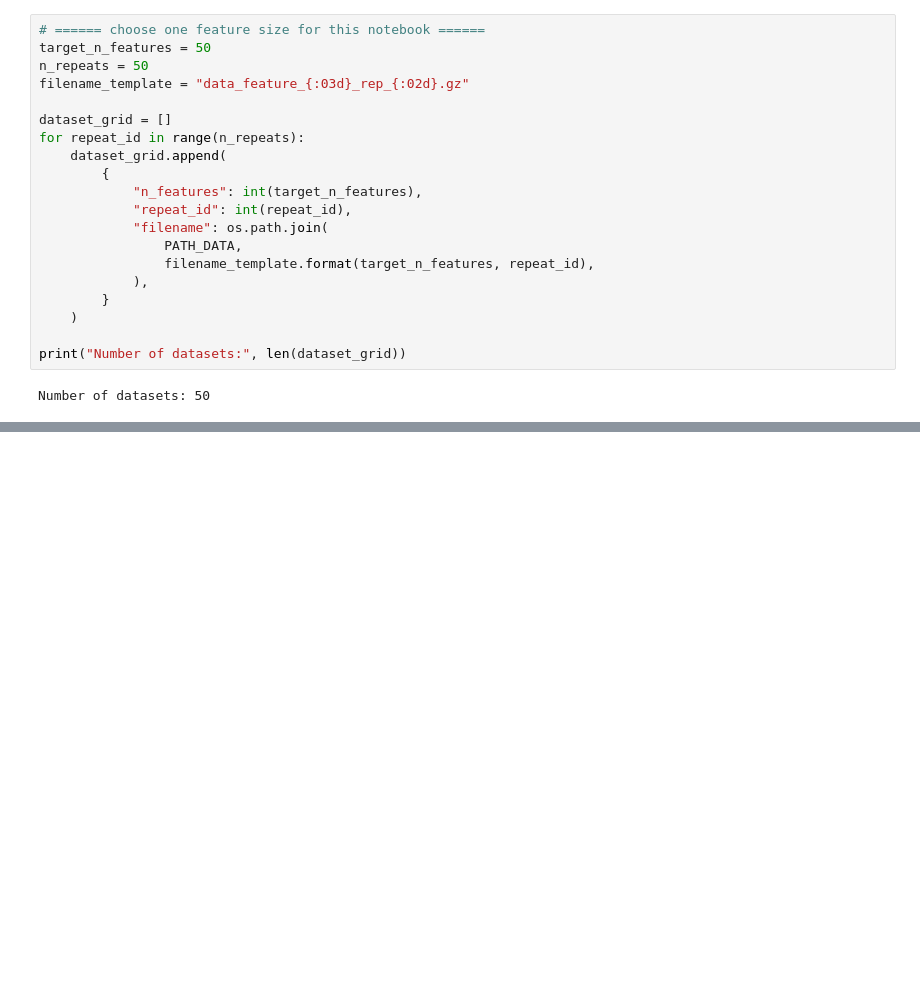
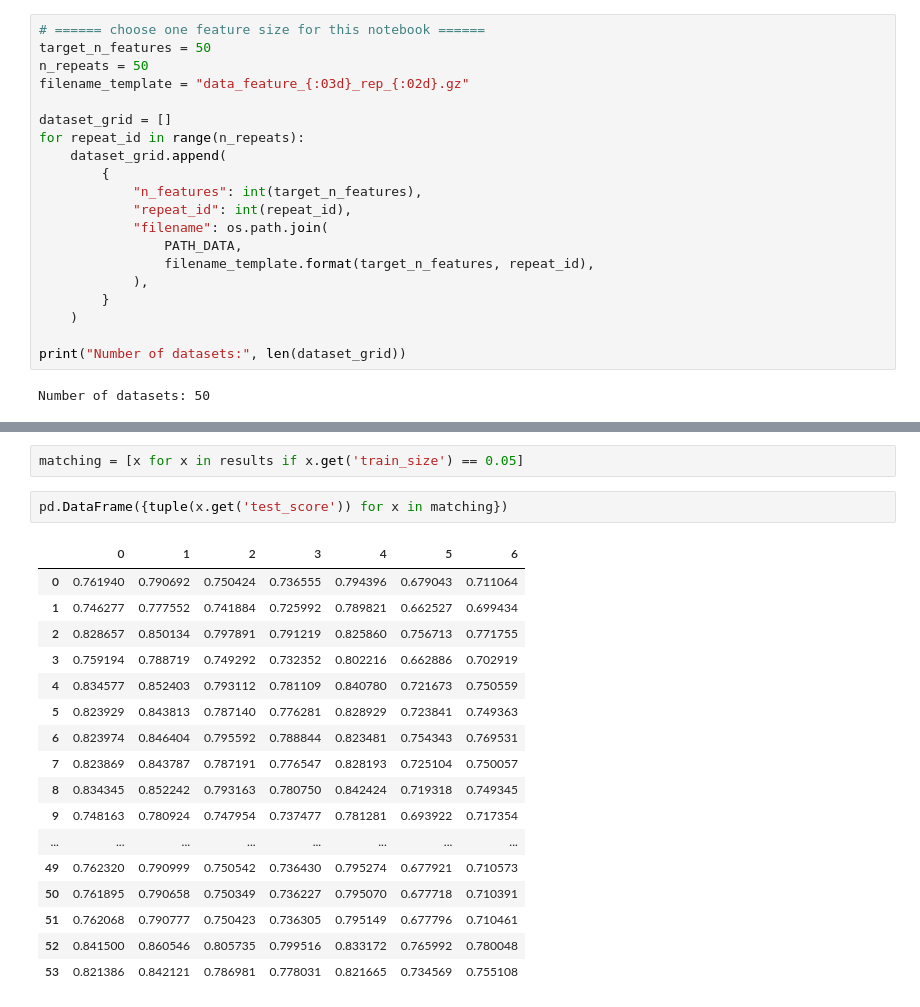
Before and after one commit to Sijianf/BVSIMC, a Jupyter notebook: scripts/simulations/cv_sgimc_noisy.ipynb, the cells around one changed output, grey strips where cells are left out. Cells and saved outputs as stored; diff of their text form; blank space fills up the shorter version.

```diff
--- a/scripts/simulations/cv_sgimc_noisy.ipynb
+++ b/scripts/simulations/cv_sgimc_noisy.ipynb
@@ -303,0 +537,22 @@ df_results.head()
+# %%
+matching = [x for x in results if x.get('train_size') == 0.05]
+# %%
+pd.DataFrame({tuple(x.get('test_score')) for x in matching})
+# %% [output]
+|  | 0 | 1 | 2 | 3 | 4 | 5 | 6 |
+| 0 | 0.761940 | 0.790692 | 0.750424 | 0.736555 | 0.794396 | 0.679043 | 0.711064 |
+| 1 | 0.746277 | 0.777552 | 0.741884 | 0.725992 | 0.789821 | 0.662527 | 0.699434 |
+| 2 | 0.828657 | 0.850134 | 0.797891 | 0.791219 | 0.825860 | 0.756713 | 0.771755 |
+| 3 | 0.759194 | 0.788719 | 0.749292 | 0.732352 | 0.802216 | 0.662886 | 0.702919 |
+| 4 | 0.834577 | 0.852403 | 0.793112 | 0.781109 | 0.840780 | 0.721673 | 0.750559 |
+| 5 | 0.823929 | 0.843813 | 0.787140 | 0.776281 | 0.828929 | 0.723841 | 0.749363 |
+| 6 | 0.823974 | 0.846404 | 0.795592 | 0.788844 | 0.823481 | 0.754343 | 0.769531 |
+| 7 | 0.823869 | 0.843787 | 0.787191 | 0.776547 | 0.828193 | 0.725104 | 0.750057 |
+| 8 | 0.834345 | 0.852242 | 0.793163 | 0.780750 | 0.842424 | 0.719318 | 0.749345 |
+| 9 | 0.748163 | 0.780924 | 0.747954 | 0.737477 | 0.781281 | 0.693922 | 0.717354 |
+| ... | ... | ... | ... | ... | ... | ... | ... |
+| 49 | 0.762320 | 0.790999 | 0.750542 | 0.736430 | 0.795274 | 0.677921 | 0.710573 |
+| 50 | 0.761895 | 0.790658 | 0.750349 | 0.736227 | 0.795070 | 0.677718 | 0.710391 |
+| 51 | 0.762068 | 0.790777 | 0.750423 | 0.736305 | 0.795149 | 0.677796 | 0.710461 |
+| 52 | 0.841500 | 0.860546 | 0.805735 | 0.799516 | 0.833172 | 0.765992 | 0.780048 |
+| 53 | 0.821386 | 0.842121 | 0.786981 | 0.778031 | 0.821665 | 0.734569 | 0.755108 |
```
Also changed, not shown: parts of 13 cells of this notebook, 20 other files.
